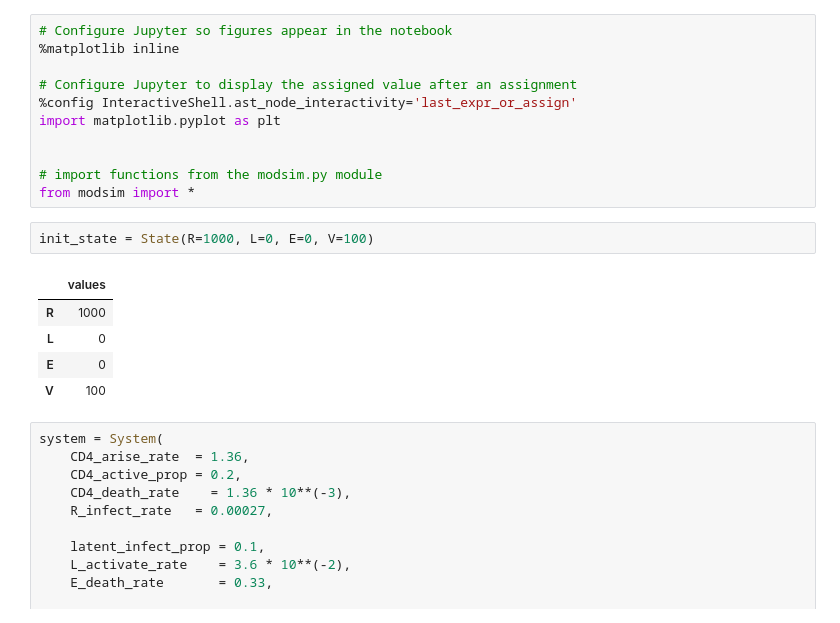
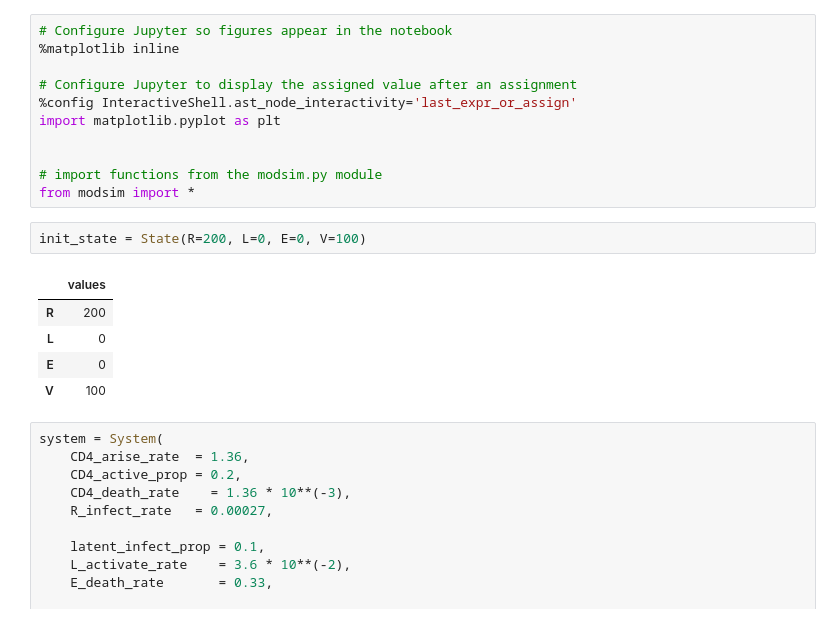
Before and after one commit to AustinVes/ModSim-HIVmodel, a Jupyter notebook: hiv_model.ipynb, the cells around one changed output. Drawn from its saved outputs; the diff is of its cells as text.

```diff
--- a/hiv_model.ipynb
+++ b/hiv_model.ipynb
@@ -13,10 +13,10 @@ import matplotlib.pyplot as plt
 # import functions from the modsim.py module
 from modsim import *
 # %%
-init_state = State(R=1000, L=0, E=0, V=100)
+init_state = State(R=200, L=0, E=0, V=100)
 # %% [output]
 |  | values |
-| R | 1000 |
+| R | 200 |
 | L | 0 |
 | E | 0 |
 | V | 100 |
```
Also changed, not shown: parts of 5 cells of this notebook.
